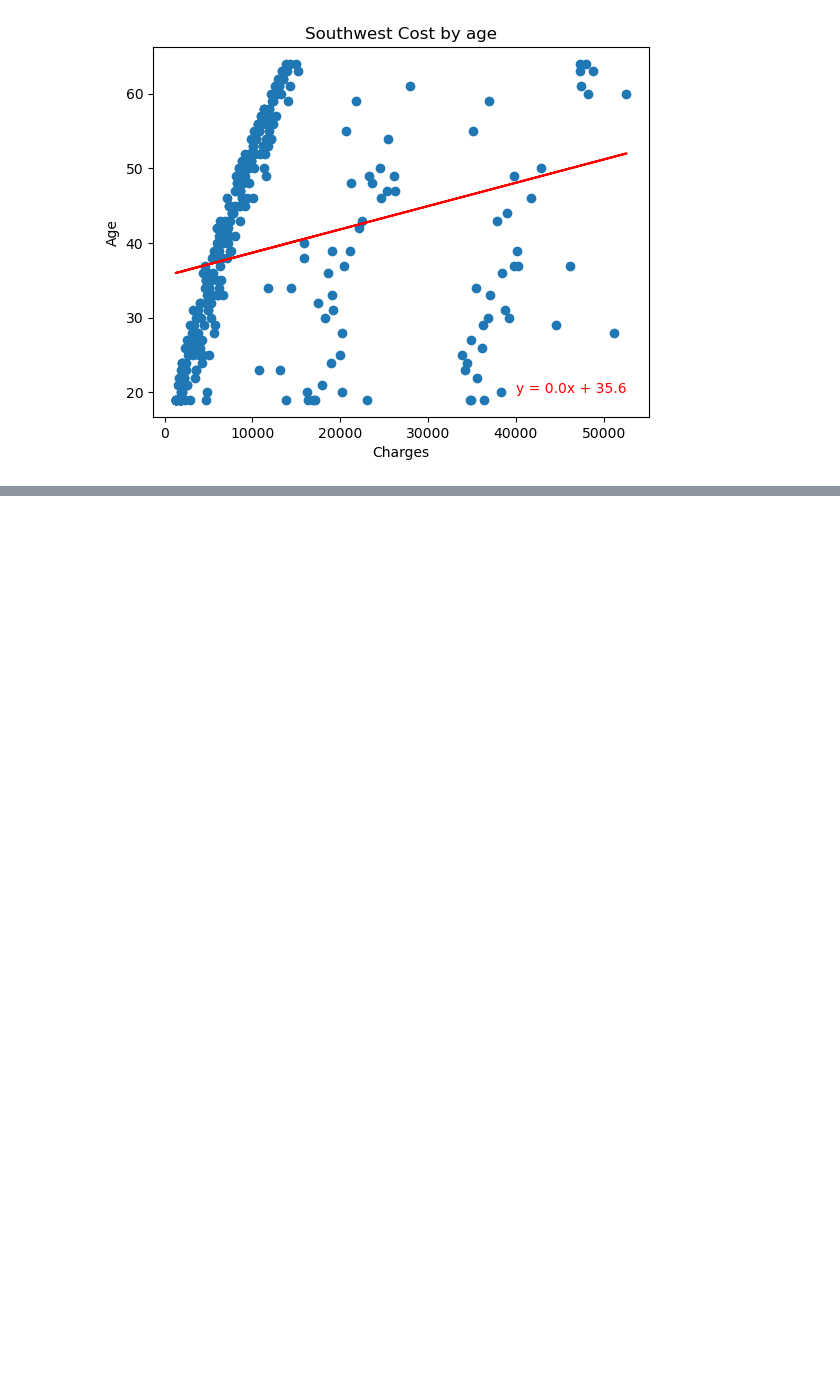
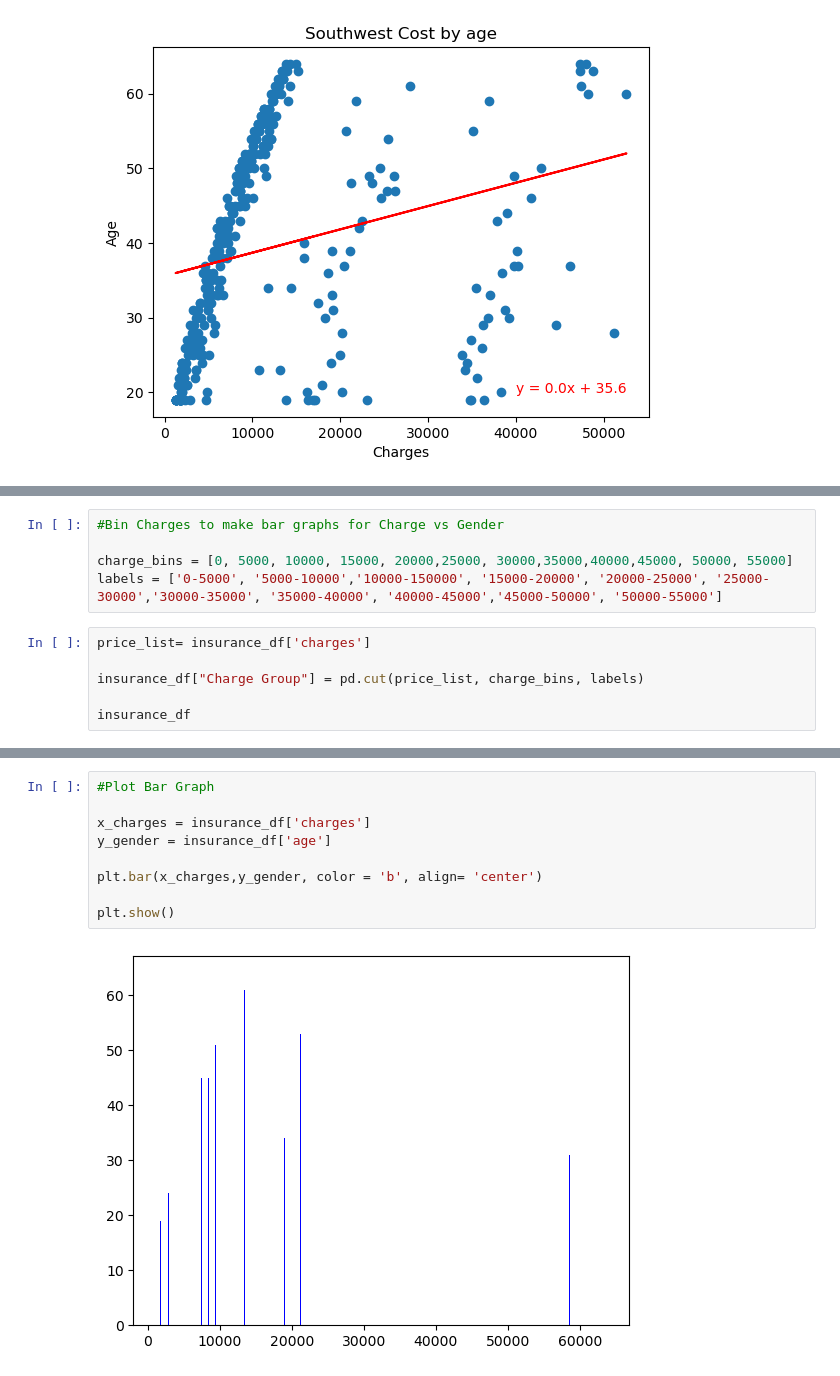
Before and after one commit to JohanaMarie/project_1, a Jupyter notebook: price_region.ipynb, the cells around one changed output, grey strips where cells are left out. Saved outputs shown, nothing was run; the diff lists cells and outputs as text; blank space fills up the shorter version.

```diff
--- a/price_region.ipynb
+++ b/price_region.ipynb
@@ -253,0 +318,11 @@ The r-value is: 0.06674879291871783
+# %%
+#Bin Charges to make bar graphs for Charge vs Gender
+
+charge_bins = [0, 5000, 10000, 15000, 20000,25000, 30000,35000,40000,45000, 50000, 55000]
+labels = ['0-5000', '5000-10000','10000-150000', '15000-20000', '20000-25000', '25000-30000','30000-35000', '35000-40000', '40000-45000','45000-50000', '50000-55000']
+# %%
+price_list= insurance_df['charges']
+
+insurance_df["Charge Group"] = pd.cut(price_list, charge_bins, labels)
+
+insurance_df
@@ -253,0 +343,11 @@ The r-value is: 0.06674879291871783
+# %%
+#Plot Bar Graph
+
+x_charges = insurance_df['charges']
+y_gender = insurance_df['age']
+
+plt.bar(x_charges,y_gender, color = 'b', align= 'center')
+
+plt.show()
+# %% [output]
+[figure, added]
```
Also changed, not shown: parts of 8 cells of this notebook.
